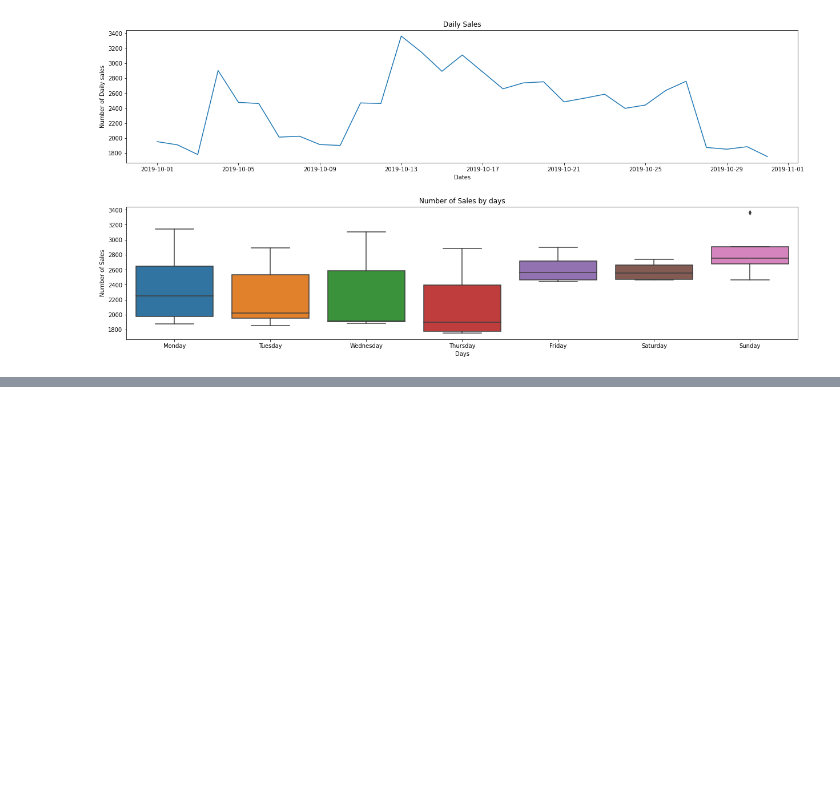
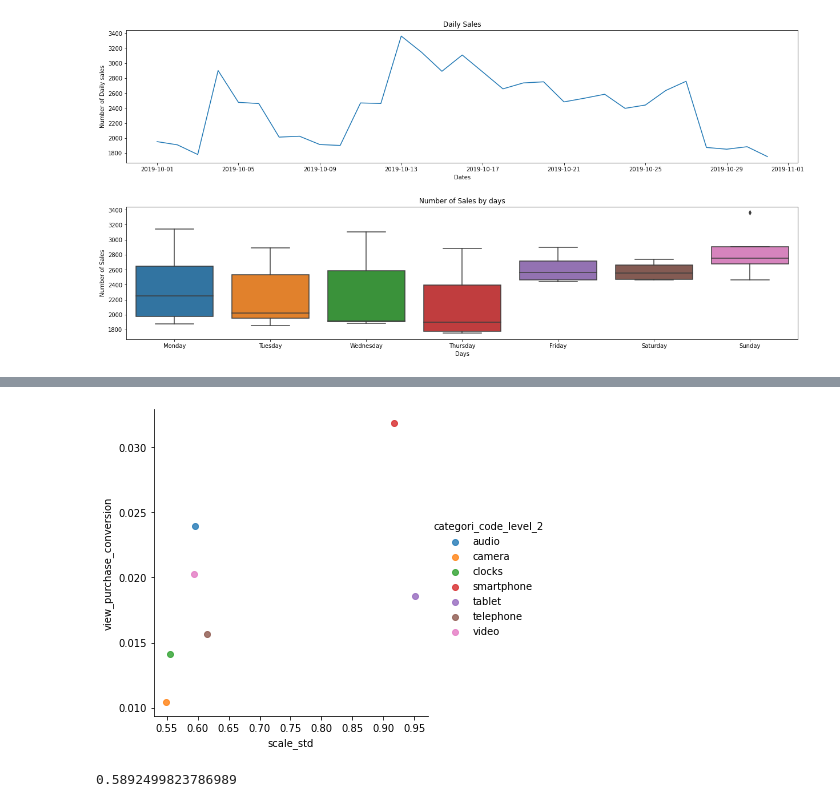
Before and after one commit to jiyoungemma/User-Log-data-analytics, a Jupyter notebook: e_commerce_analytics.ipynb, the cells around one changed output, grey strips where cells are left out. Saved outputs shown, nothing was run; the diff lists cells and outputs as text; code cells hidden in the pictures; blank space fills up the shorter version.

```diff
--- a/e_commerce_analytics.ipynb
+++ b/e_commerce_analytics.ipynb
@@ -1090,0 +1125,18 @@ sales_visualization(appli_total_summary_table)
+# %%
+# view_purchase conversion
+
+# A군 : 가격의 표준편차가 낮고, 판매 전환율이 낮은 제품군 -> camera, clocks, telephone -> 대체제가 있는 상품들 -> 효용성에 대한 고민? -> 사야할 이유를 제시해야 함
+# B군 : 가격의 표준편차가 낮고, 판매 전환율이 높은 제품군 -> video, audio -> 가전 필수 제품(주로 tv, 이어폰/헤드셋)
+# C군 : 가격의 표준편차가 크고, 판매 전환율이 낮은 제품군 -> tablet -> 가격 대비 실용성의 고민? -> 프로모션의 대상
+# D군 : 가격의 표준편차가 크고, 판매 전환율이 높은 제품군 -> smartphone
+
+
+scatter = sns.lmplot(x='scale_std', y='view_purchase_conversion', data=df_elec_sta_cart, hue = 'categori_code_level_2')
+# %% [output]
+[figure, added]
+# %%
+X = df_elec_sta_cart.scale_std
+Y = df_elec_sta_cart.view_purchase_conversion
+np.corrcoef(X, Y)[0, 1]
+# %% [output]
+0.5892499823786989
```
Also changed, not shown: parts of 29 cells of this notebook.
